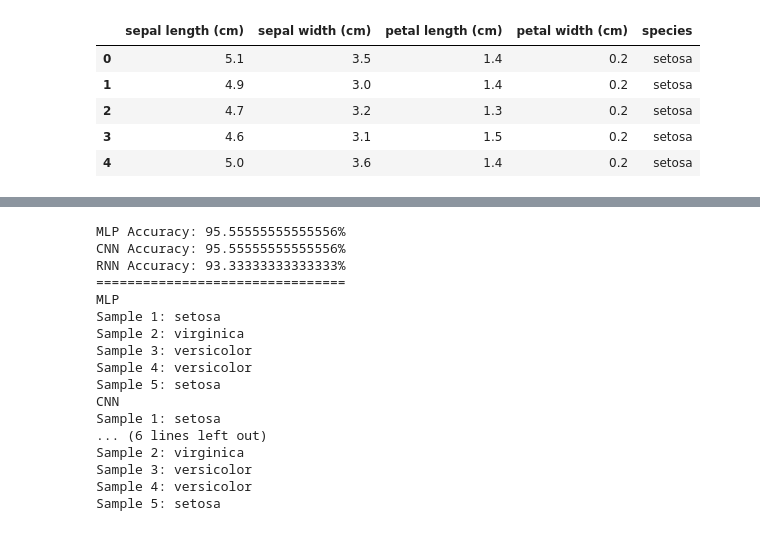
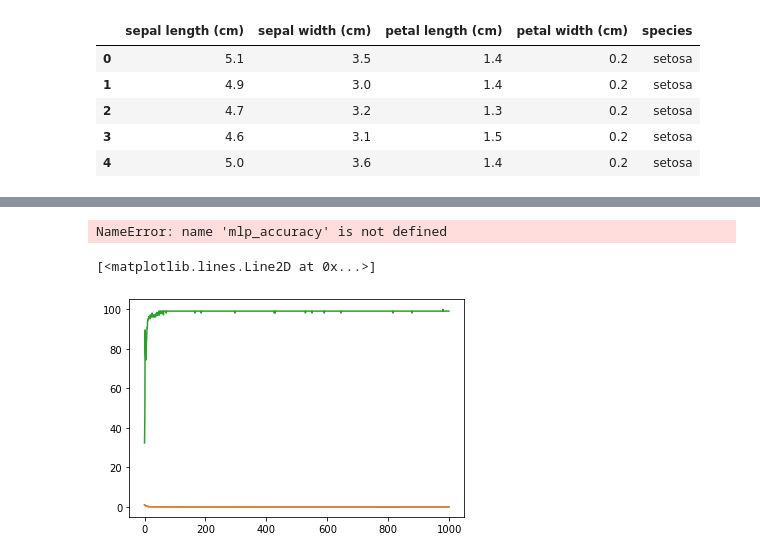
Before and after one commit to peterhubina/Iris-NeuralNetworks-Classification, a Jupyter notebook: zadanie_3.ipynb, the cells around one changed output, grey strips where cells are left out. Saved outputs shown, nothing was run; the diff lists cells and outputs as text; code cells hidden in the pictures.

```diff
--- a/zadanie_3.ipynb
+++ b/zadanie_3.ipynb
@@ -87,8 +108,8 @@ train_dataset = TensorDataset(X_train, y_train)
 test_dataset = TensorDataset(X_test, y_test)
 
 # Vytvorenie loaderov pre loadovanie dat pocas treningu
-train_loader = DataLoader(train_dataset, batch_size=16, shuffle=True)
-test_loader = DataLoader(test_dataset, batch_size=16, shuffle=False)
+train_loader = DataLoader(train_dataset, batch_size=2, shuffle=True)
+test_loader = DataLoader(test_dataset, batch_size=2, shuffle=False)
 # %%
 # MLP Model: Likely to perform well given the simplicity and small size of the Iris dataset. MLPs are generally good for tabular data.
 # CNN Model: Might be less effective since the Iris dataset is not image data, and CNNs are primarily designed for spatial data. However, with proper adaptation, it can still perform reasonably well.
@@ -145,15 +166,28 @@ class RNNModel(nn.Module):
 # %%
 # Trenovaci loop, pouziva back propagation
 def train(model, criterion, optimizer, epoch_number):
+    lossesmean = []
+    loss_vall_arr = []
+    acc_arr = []
+
     for epoch in range(epoch_number):
+        losses = 0
         for data in train_loader:
             inputs, labels = data
             optimizer.zero_grad()
             outputs = model(inputs)
             loss = criterion(outputs, labels)
+            losses += loss.detach().numpy()
             loss.backward()
             optimizer.step()
+        lossesmean.append(losses/len(train_loader))
         print(f'Epoch {epoch+1}, Loss: {loss.item()}')
+
+        acc, lossvall = evaluate_model(model, train_loader)
+        acc_arr.append(acc)
+        loss_vall_arr.append(lossvall)
+
+    return lossesmean, loss_vall_arr, acc_arr
 # %%
 # Funkcia pre vyhodnotenie modelu na testovacich datach
 def evaluate_model(model, data_loader):
@@ -183,15 +222,15 @@ rnn_optimizer = optim.Adam(rnn_model.parameters(), lr=0.001)
 
 # Trenovacie modely
 print("MLP")
-train(mlp_model, criterion, mlp_optimizer, 100)
+lossesmean, loss_vall_arr, acc_arr  = train(mlp_model, criterion, mlp_optimizer, 1000)
 print("CNN")
-train(cnn_model, criterion, cnn_optimizer, 100)
+train(cnn_model, criterion, cnn_optimizer, 1)
 print("RNN")
-train(rnn_model, criterion, rnn_optimizer, 100)
+train(rnn_model, criterion, rnn_optimizer, 1)
 
 # Evaluacia modelov
-mlp_accuracy = evaluate_model(mlp_model, test_loader)
-cnn_accuracy = evaluate_model(cnn_model, test_loader)
-rnn_accuracy = evaluate_model(rnn_model, test_loader)
+#mlp_accuracy = evaluate_model(mlp_model, test_loader)
+#cnn_accuracy = evaluate_model(cnn_model, test_loader)
+#rnn_accuracy = evaluate_model(rnn_model, test_loader)
 # %% [output]
 MLP
@@ -251,20 +292,12 @@ classify_samples(cnn_model, new_samples_tensor)
 print("RNN")
 classify_samples(rnn_model, new_samples_tensor)
 # %% [output]
-MLP Accuracy: 95.55555555555556%
-CNN Accuracy: 95.55555555555556%
-RNN Accuracy: 93.33333333333333%
-================================
-MLP
-Sample 1: setosa
-Sample 2: virginica
-Sample 3: versicolor
-Sample 4: versicolor
-Sample 5: setosa
-CNN
-Sample 1: setosa
-... (6 lines left out)
-Sample 2: virginica
-Sample 3: versicolor
-Sample 4: versicolor
-Sample 5: setosa
+NameError: name 'mlp_accuracy' is not defined
+# %%
+epochs = range(0, 1000)
+plt.plot(epochs,lossesmean, label='train')
+plt.plot(epochs, loss_vall_arr, label='valid')
+plt.plot(epochs,acc_arr, label='acc')
+# %% [output]
+[<matplotlib.lines.Line2D at 0x...>]
+[figure, added]
```
Also changed, not shown: parts of 8 cells of this notebook.
